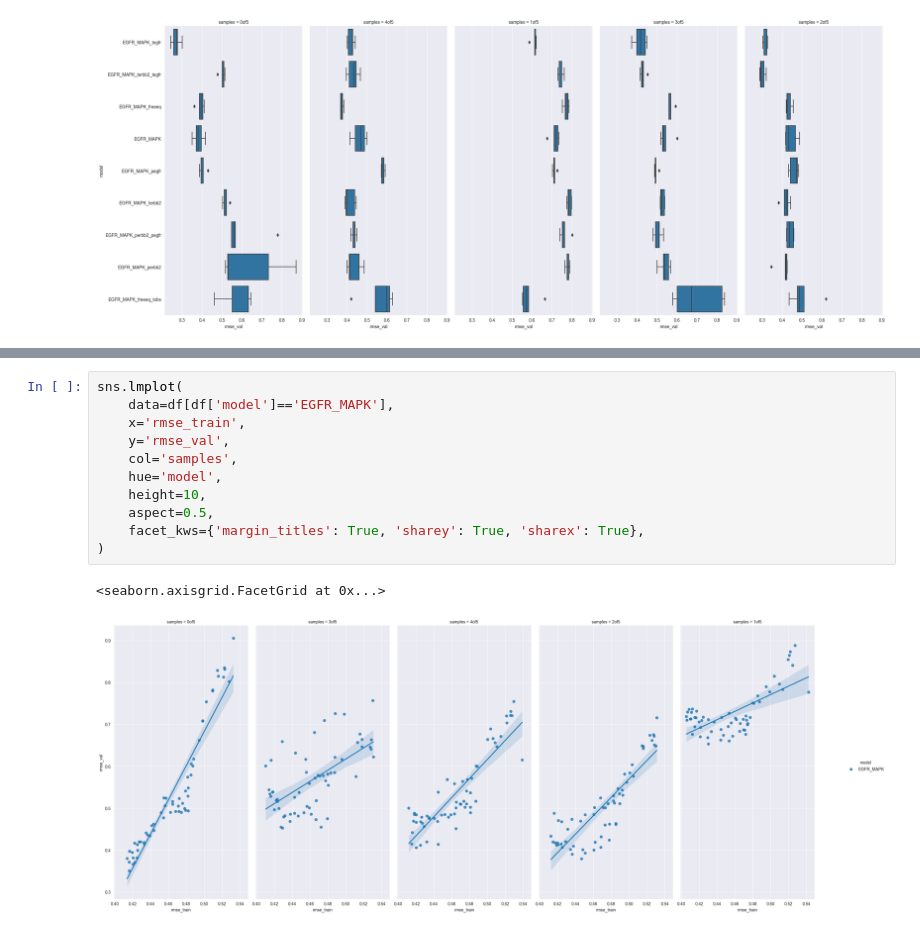
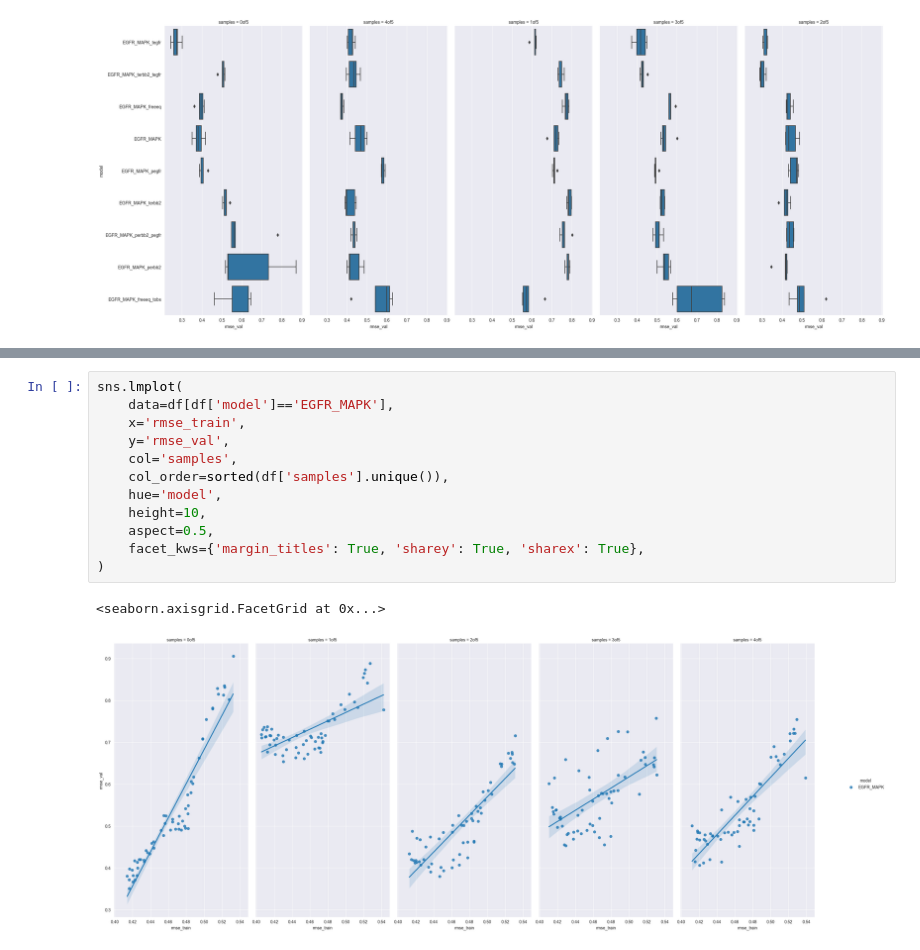
Before and after one commit to frohlich-lab/DeepMechanisticModels, a Jupyter notebook: analysis_model_selection_v36.ipynb, the cells around one changed output, grey strips where cells are left out. Saved outputs shown, nothing was run; the diff lists cells and outputs as text.

```diff
--- a/analysis_model_selection_v36.ipynb
+++ b/analysis_model_selection_v36.ipynb
@@ -134,14 +150,15 @@ sns.lmplot(
 # %%
 sns.lmplot(
     data=df[df['model']=='EGFR_MAPK'],
     x='rmse_train',
     y='rmse_val',
     col='samples',
+    col_order=sorted(df['samples'].unique()),
     hue='model',
     height=10,
     aspect=0.5,
     facet_kws={'margin_titles': True, 'sharey': True, 'sharex': True},
 )
 # %% [output]
 <seaborn.axisgrid.FacetGrid at 0x...>
-[figure, old version]
+[figure, new version]
```
Also changed, not shown: parts of 3 cells of this notebook.
